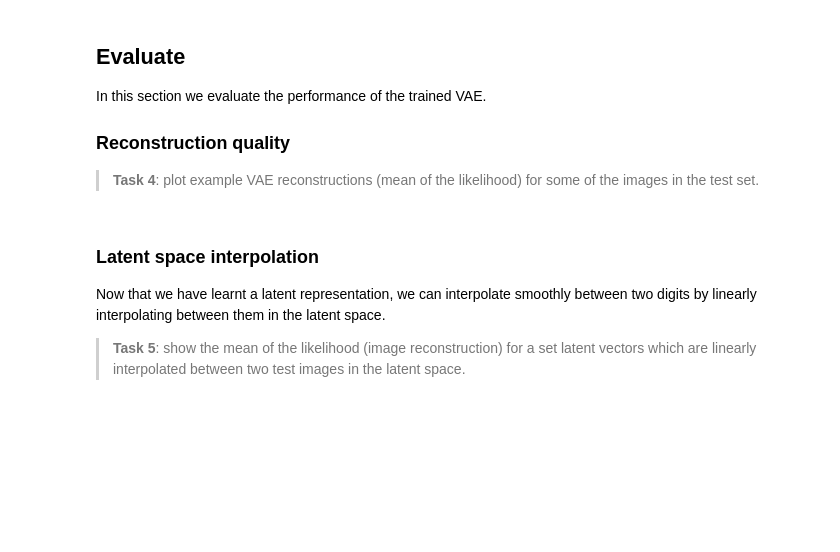
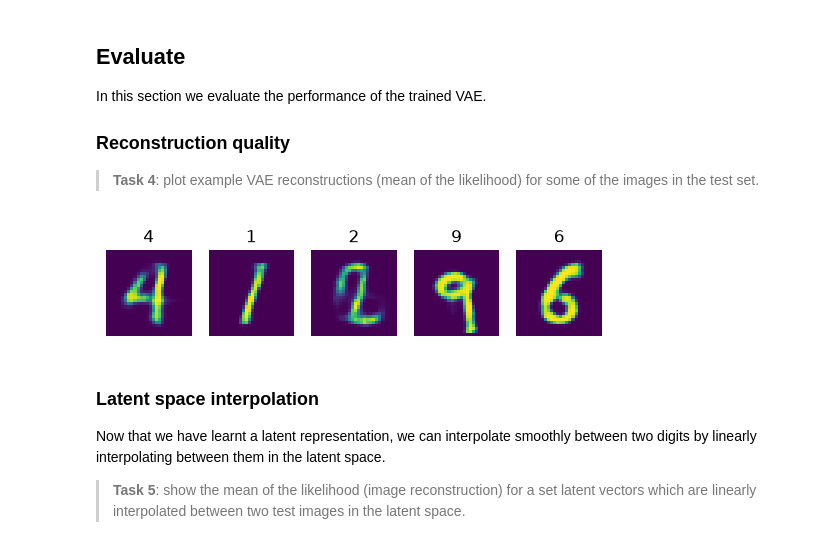
Before and after one commit to andrewtplatt/aims-machine-learning-mt26, a Jupyter notebook: practical-L5-L6/vae_example.ipynb, the cells around one changed output. Saved outputs shown, nothing was run; the diff lists cells and outputs as text; code cells hidden in the pictures; blank space fills up the shorter version.

```diff
--- a/practical-L5-L6/vae_example.ipynb
+++ b/practical-L5-L6/vae_example.ipynb
@@ -96,8 +102,8 @@ class VAE(nn.Module):
         return self.fc21(h1), self.fc22(h1)# estimates mu, log-variance of approximate posterior q(z|x)
 
     def reparameterize(self, mu, logvar):
-
-        # TODO: write some code which returns a random sample from the approximate posterior q(z|x) here
+        z = torch.randn_like(logvar)
+        return mu + z * torch.exp(0.5 * logvar)
 
 
 
@@ -110,8 +116,9 @@ class VAE(nn.Module):
         # TODO: write some code which returns
         # 1) mu,log-variance of the approximate posterior given x
         # 2) mu of the likelihood given a random sample from the posterior given x
-
-
+        mu, logvar = self.encode(x)
+        z = self.reparameterize(mu, logvar)
+        recon = self.decode(z)
 
         return recon, mu, logvar# should return  (likelihood mu, posterior mu, posterior log-variance)
 
@@ -185,3 +217,16 @@ In this section we evaluate the performance of the trained VAE.
+# %%
+fig, axes = plt.subplots(1, 5)
+
+model.eval()
+for i in range(5):
+    img, ground_truth = test_dataset[np.random.randint(len(test_dataset))]
+    img = img.flatten()
+    recon, _, _ = model(img)
+    axes[i].imshow(recon.detach().reshape((28, 28)))
+    axes[i].axis("off")
+    axes[i].set_title(f"{ground_truth}")
+# %% [output]
+[figure, added]
 # %% [markdown]
 ### Latent space interpolation
 
```
Also changed, not shown: parts of 8 cells of this notebook, 4 other files.
